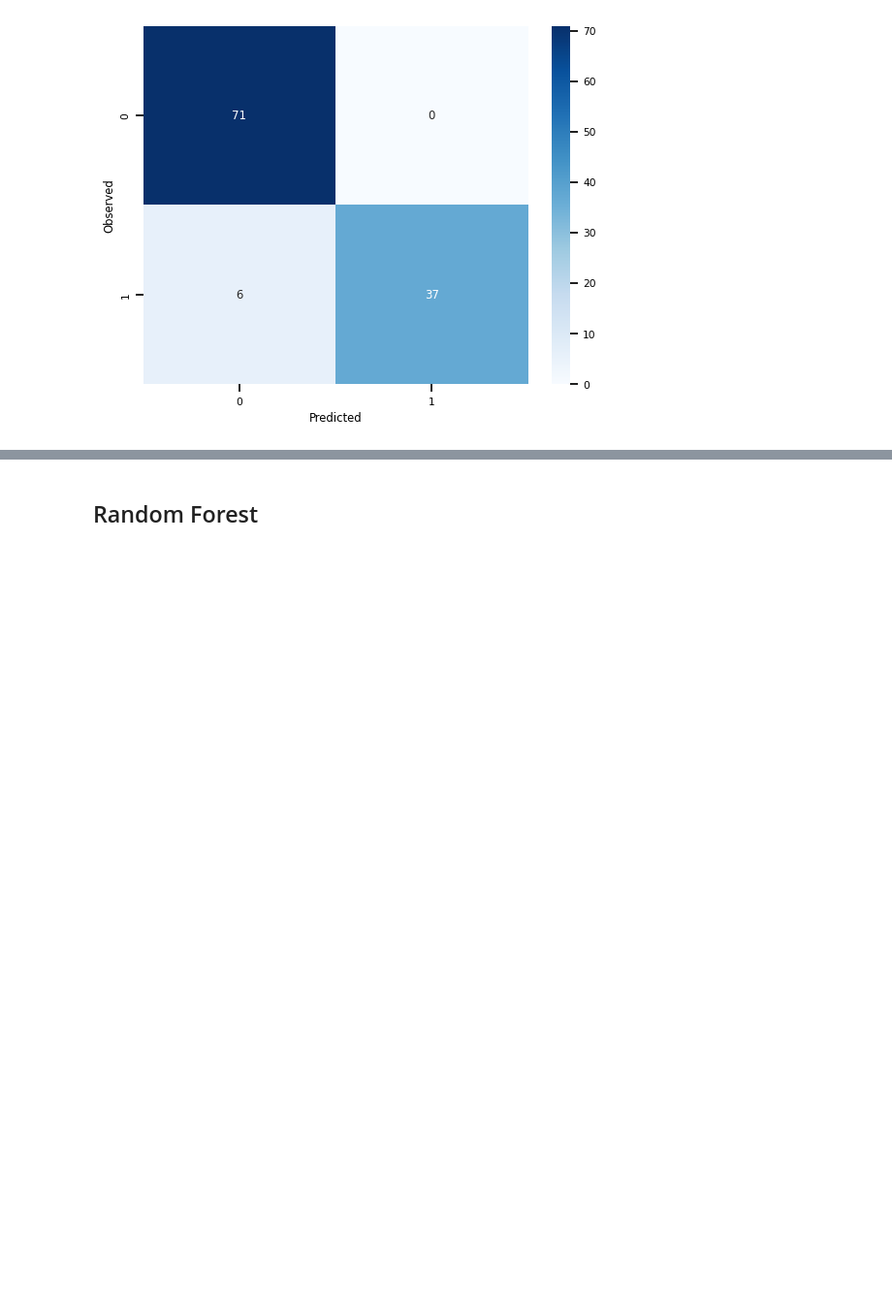
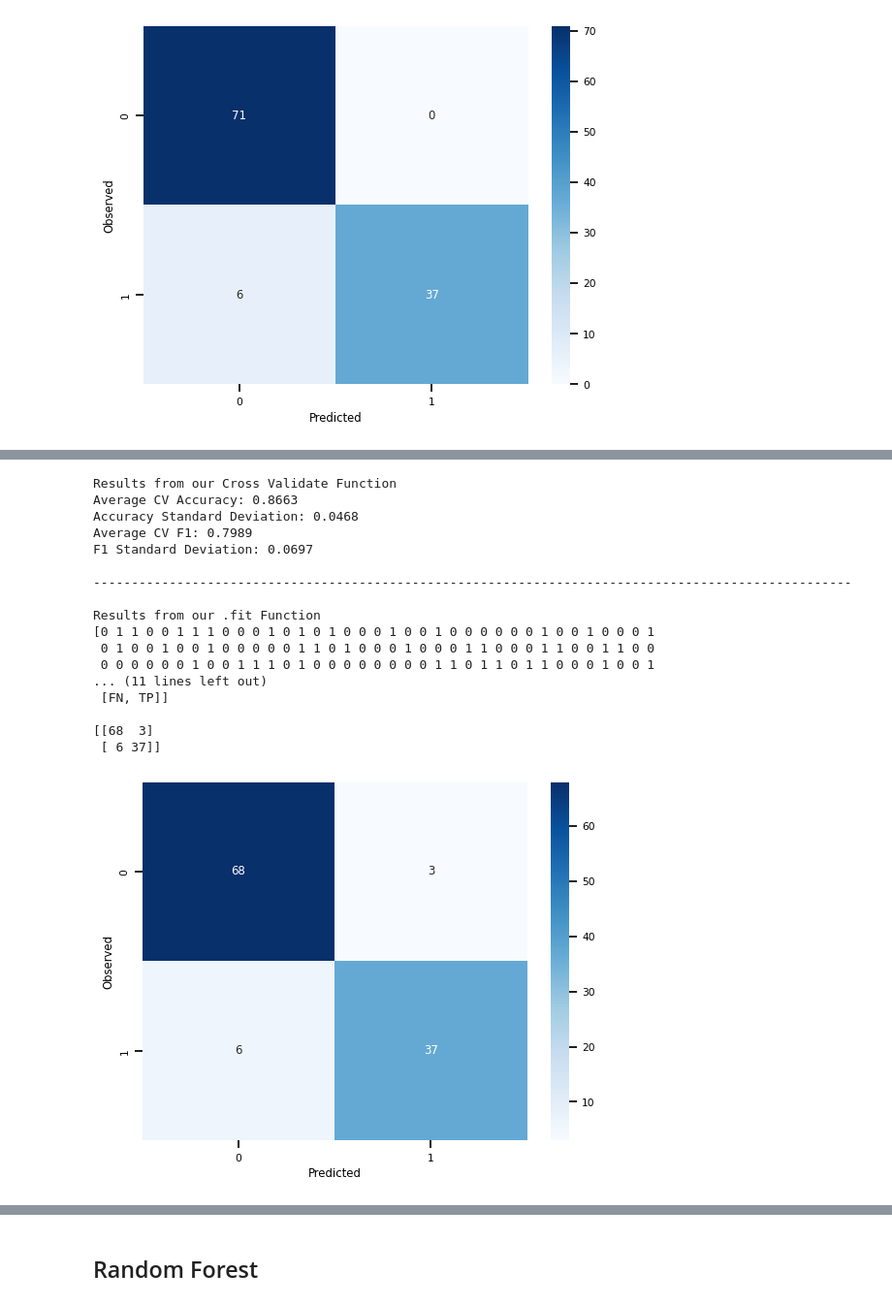
Before and after one commit to iggyw1g/Breast-Cancer-Classification-Project, a Jupyter notebook: finalproject.ipynb, the cells around one changed output, grey strips where cells are left out. Shown at 97% size. Cells and saved outputs as stored; diff of their text form; code cells hidden in the pictures; blank space fills up the shorter version.

```diff
--- a/finalproject.ipynb
+++ b/finalproject.ipynb
@@ -809,0 +884,24 @@ Results from our .fit Function
+# %%
+X = df[ftMean]
+y = df['diagnosis']
+
+printSVMResults(X, y, 15, C=1, kernel='rbf')
+# %% [output]
+Results from our Cross Validate Function
+Average CV Accuracy: 0.8663
+Accuracy Standard Deviation: 0.0468
+Average CV F1: 0.7989
+F1 Standard Deviation: 0.0697
+
+----------------------------------------------------------------------------------------------------
+
+Results from our .fit Function
+[0 1 1 0 0 1 1 1 0 0 0 1 0 1 0 1 0 0 0 1 0 0 1 0 0 0 0 0 0 1 0 0 1 0 0 0 1
+ 0 1 0 0 1 0 0 1 0 0 0 0 0 1 1 0 1 0 0 0 1 0 0 0 1 1 0 0 0 1 1 0 0 1 1 0 0
+ 0 0 0 0 0 0 1 0 0 1 1 1 0 1 0 0 0 0 0 0 0 0 1 1 0 1 1 0 1 1 0 0 0 1 0 0 1
+... (11 lines left out)
+ [FN, TP]]
+
+[[68  3]
+ [ 6 37]]
+[figure, added]
```
Also changed, not shown: parts of 24 cells of this notebook.
